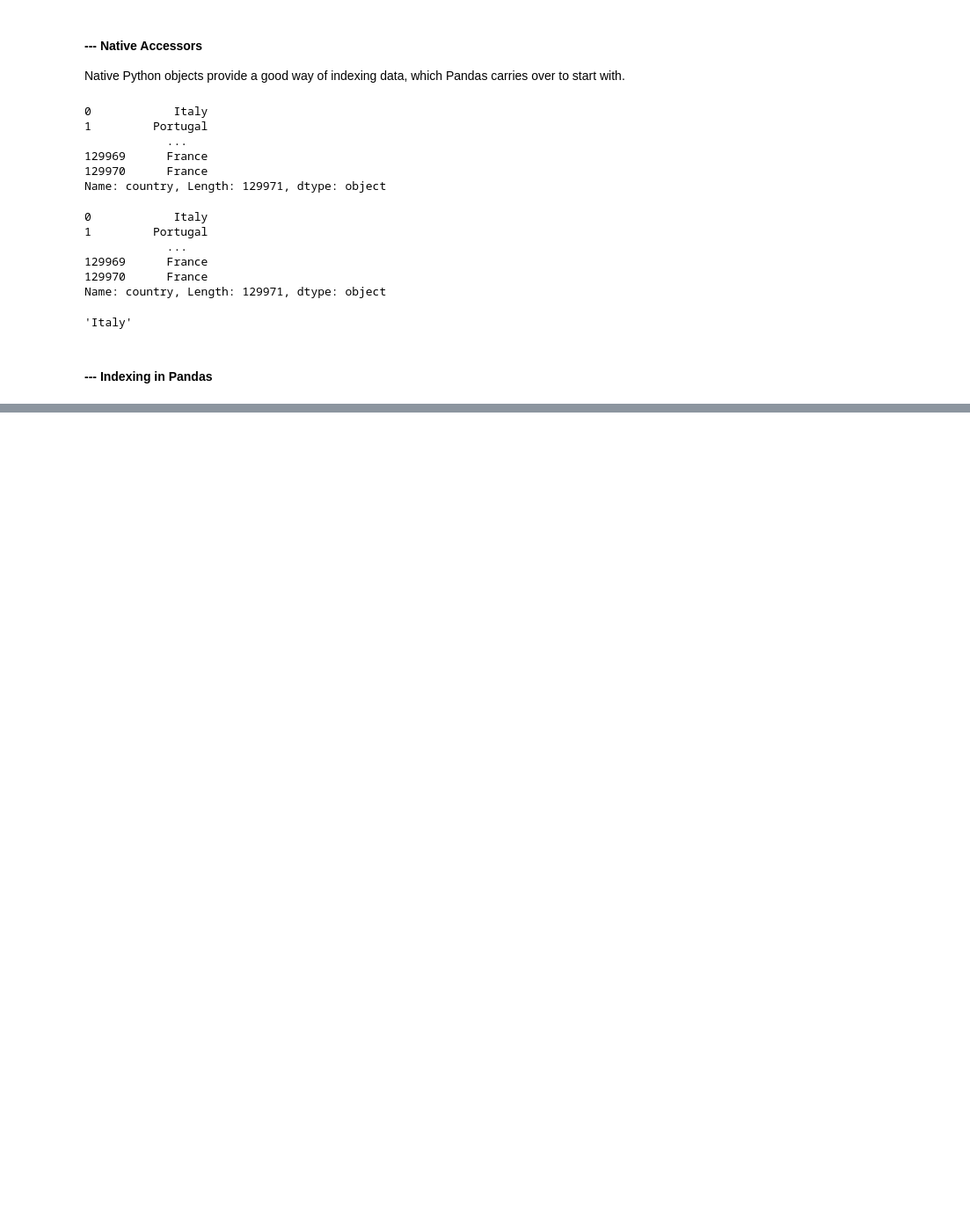
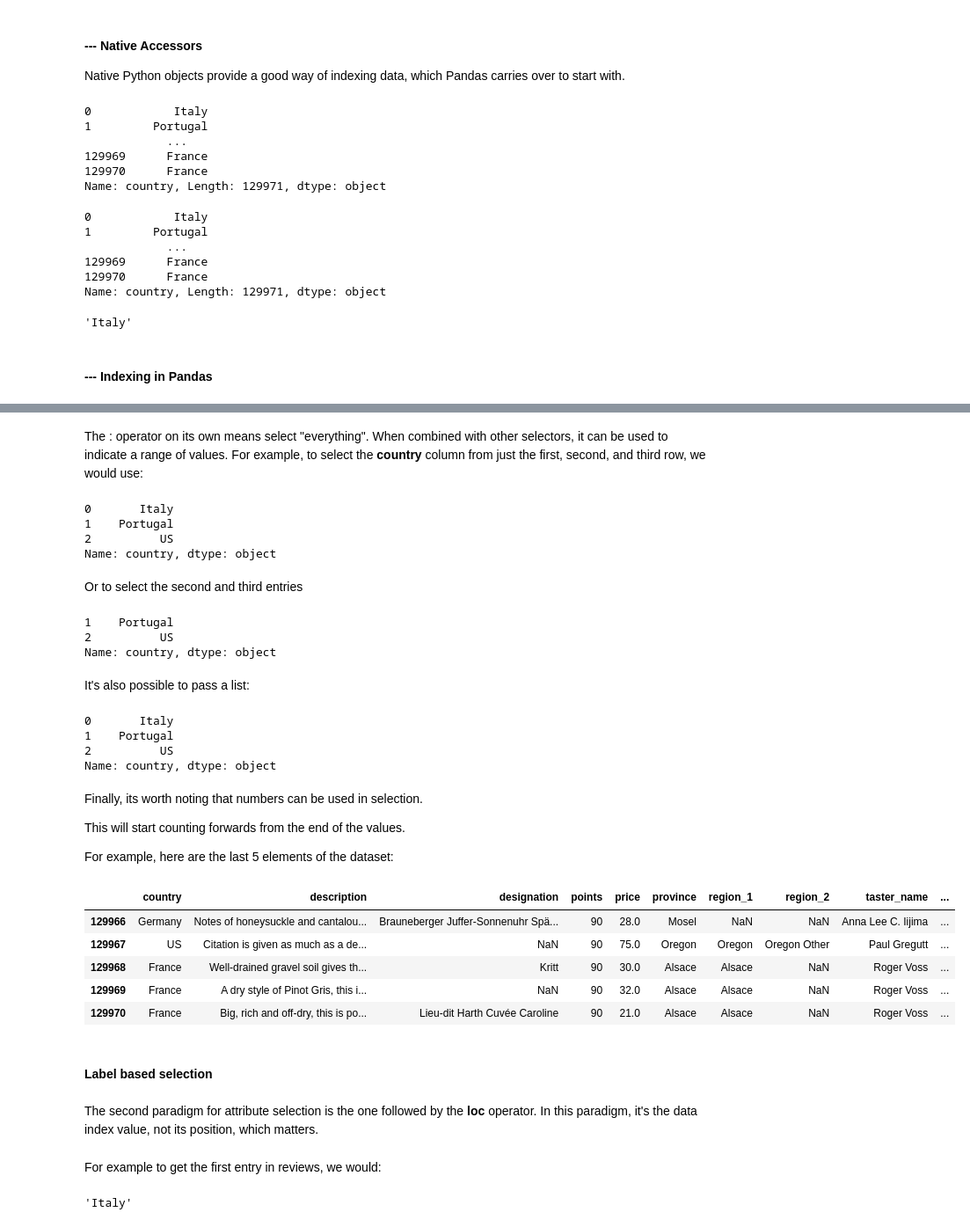
Before and after one commit to FRANKSADWAR/PersonalPractice, a Jupyter notebook: DataAnalysis/Learning Pandas.ipynb, the cells around one changed output, grey strips where cells are left out. Shown at 88% size. Cells and saved outputs as stored; diff of their text form; code cells hidden in the pictures; blank space fills up the shorter version.

Commit message:
indexing and selecting data

```diff
--- a/DataAnalysis/Learning Pandas.ipynb
+++ b/DataAnalysis/Learning Pandas.ipynb
@@ -119,0 +168,53 @@ reviews['country'][0]
+# %% [markdown]
+The : operator on its own means select "everything". When combined with other selectors, it can be used to indicate
+    a range of values. For example, to select the **country** column from just the first, second, and third row, we would use:
+# %%
+reviews.iloc[:3, 0]
+# %% [output]
+0       Italy
+1    Portugal
+2          US
+Name: country, dtype: object
+# %% [markdown]
+Or to select the second and third entries
+# %%
+reviews.iloc[1:3, 0]
+# %% [output]
+1    Portugal
+2          US
+Name: country, dtype: object
+# %% [markdown]
+It's also possible to pass a list:
+# %%
+reviews.iloc[[0,1,2], 0]
+# %% [output]
+0       Italy
+1    Portugal
+2          US
+Name: country, dtype: object
+# %% [markdown]
+Finally, its worth noting that numbers can be used in selection.
+
+This will start counting forwards from the end of the values.
+
+For example, here are the last 5 elements of the dataset:
+# %%
+reviews.iloc[-5:]
+# %% [output]
+|  | country | description | designation | points | price | province | region_1 | region_2 | taster_name | ... |
+| 129966 | Germany | Notes of honeysuckle and cantalou... | Brauneberger Juffer-Sonnenuhr Spä... | 90 | 28.0 | Mosel | NaN | NaN | Anna Lee C. Iijima | ... |
+| 129967 | US | Citation is given as much as a de... | NaN | 90 | 75.0 | Oregon | Oregon | Oregon Other | Paul Gregutt | ... |
+| 129968 | France | Well-drained gravel soil gives th... | Kritt | 90 | 30.0 | Alsace | Alsace | NaN | Roger Voss | ... |
+| 129969 | France | A dry style of Pinot Gris, this i... | NaN | 90 | 32.0 | Alsace | Alsace | NaN | Roger Voss | ... |
+| 129970 | France | Big, rich and off-dry, this is po... | Lieu-dit Harth Cuvée Caroline | 90 | 21.0 | Alsace | Alsace | NaN | Roger Voss | ... |
+# %% [markdown]
+#### Label based selection
+# %% [markdown]
+The second paradigm for attribute selection is the one followed by the **loc** operator.
+In this paradigm, it's the data index value, not its position, which matters.
+# %% [markdown]
+For example to get the first entry in reviews, we would:
+# %%
+reviews.loc[0,'country']
+# %% [output]
+'Italy'
```
Also changed, not shown: parts of 22 cells of this notebook.
